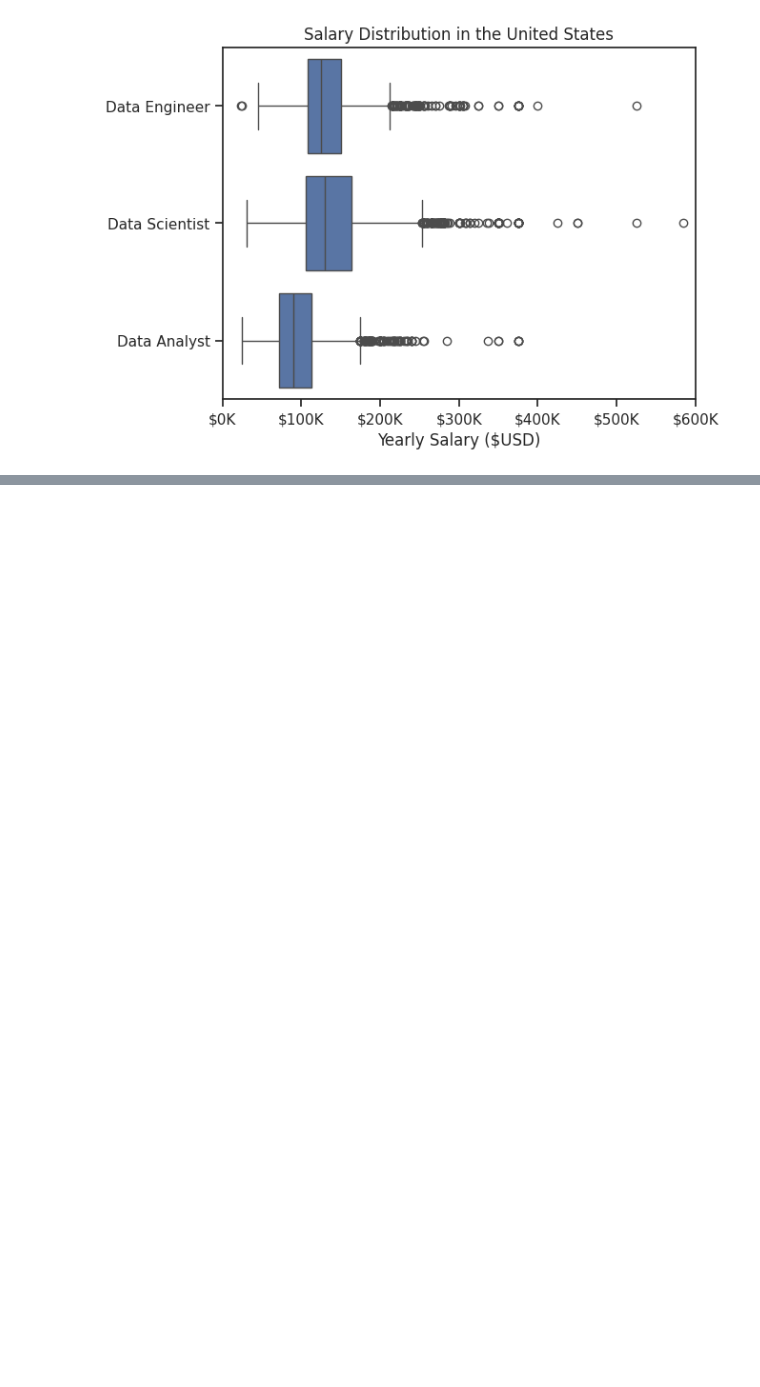
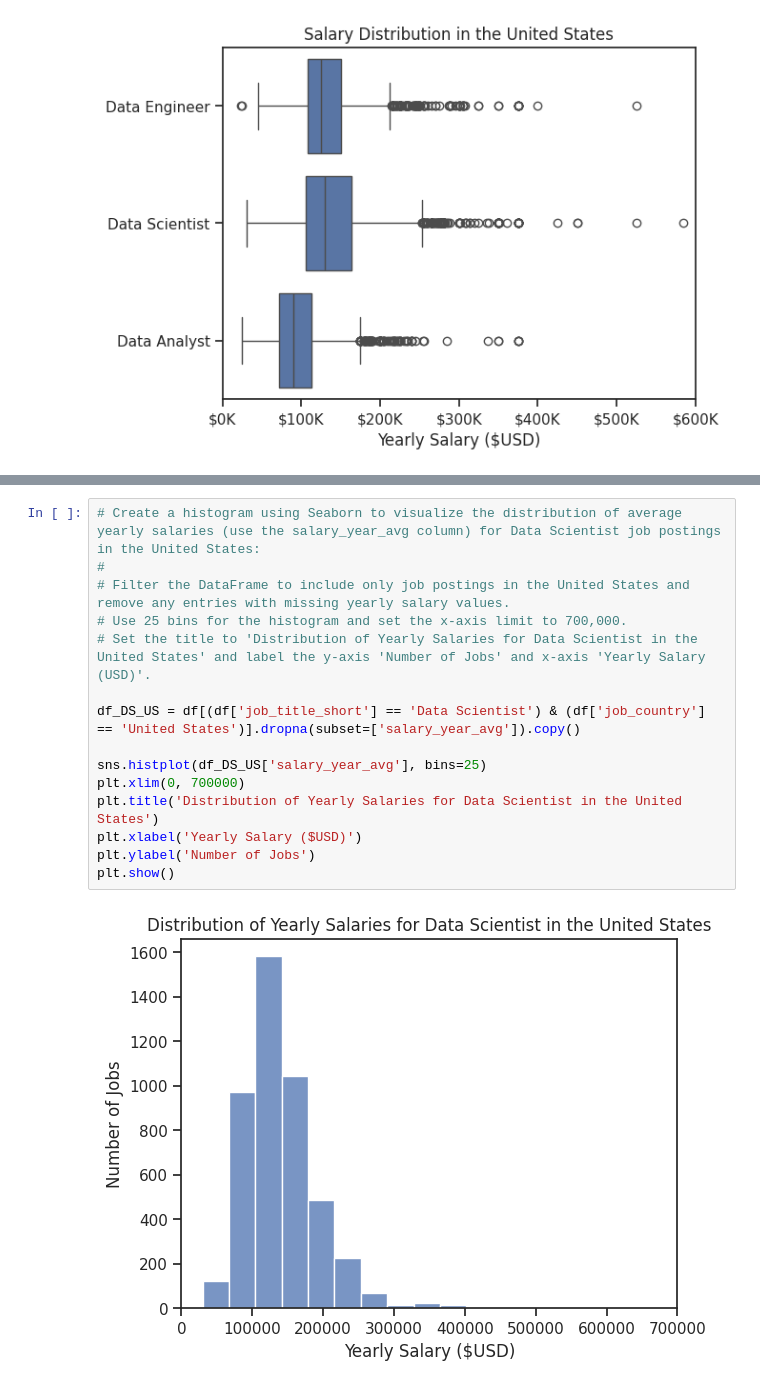
Before and after one commit to AdamWiercioch95/Python_Data_Exercises, a Jupyter notebook: seaborn/1_Seaborn_Intro.ipynb, the cells around one changed output, grey strips where cells are left out. Drawn from its saved outputs; the diff is of its cells as text; blank space fills up the shorter version.

```diff
--- a/seaborn/1_Seaborn_Intro.ipynb
+++ b/seaborn/1_Seaborn_Intro.ipynb
@@ -158,0 +176,17 @@ plt.show()
+# %%
+# Create a histogram using Seaborn to visualize the distribution of average yearly salaries (use the salary_year_avg column) for Data Scientist job postings in the United States:
+#
+# Filter the DataFrame to include only job postings in the United States and remove any entries with missing yearly salary values.
+# Use 25 bins for the histogram and set the x-axis limit to 700,000.
+# Set the title to 'Distribution of Yearly Salaries for Data Scientist in the United States' and label the y-axis 'Number of Jobs' and x-axis 'Yearly Salary (USD)'.
+
+df_DS_US = df[(df['job_title_short'] == 'Data Scientist') & (df['job_country'] == 'United States')].dropna(subset=['salary_year_avg']).copy()
+
+sns.histplot(df_DS_US['salary_year_avg'], bins=25)
+plt.xlim(0, 700000)
+plt.title('Distribution of Yearly Salaries for Data Scientist in the United States')
+plt.xlabel('Yearly Salary ($USD)')
+plt.ylabel('Number of Jobs')
+plt.show()
+# %% [output]
+[figure, added]
```
Also changed, not shown: parts of 6 cells of this notebook.
